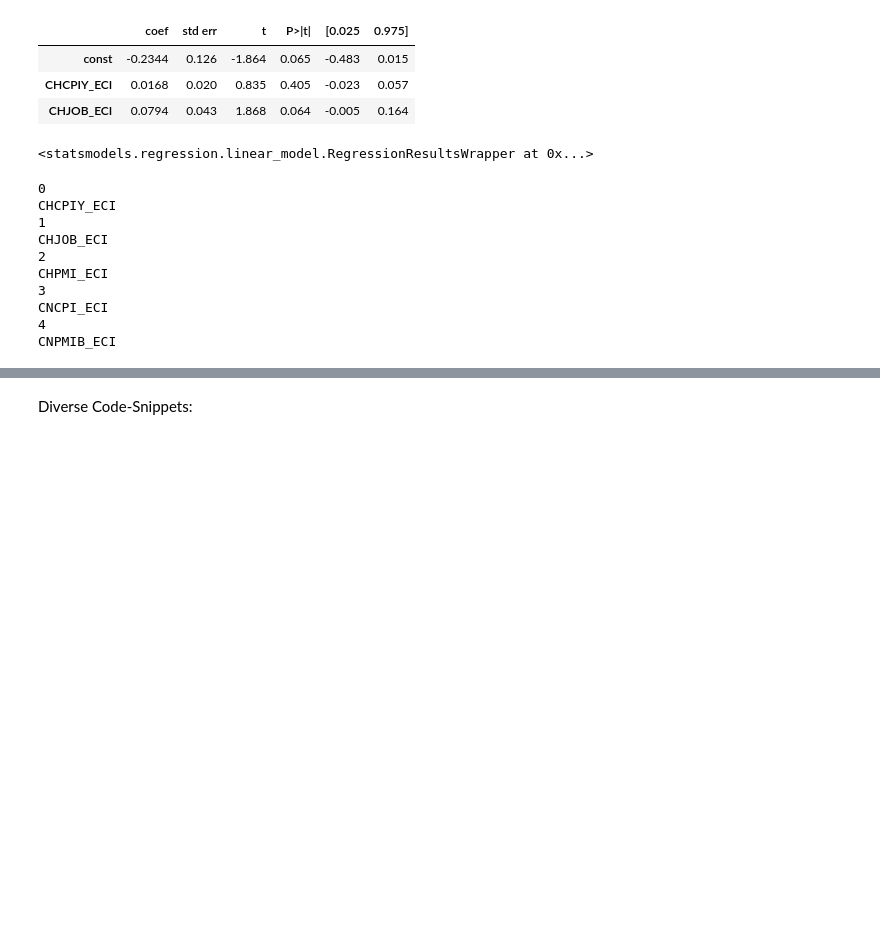
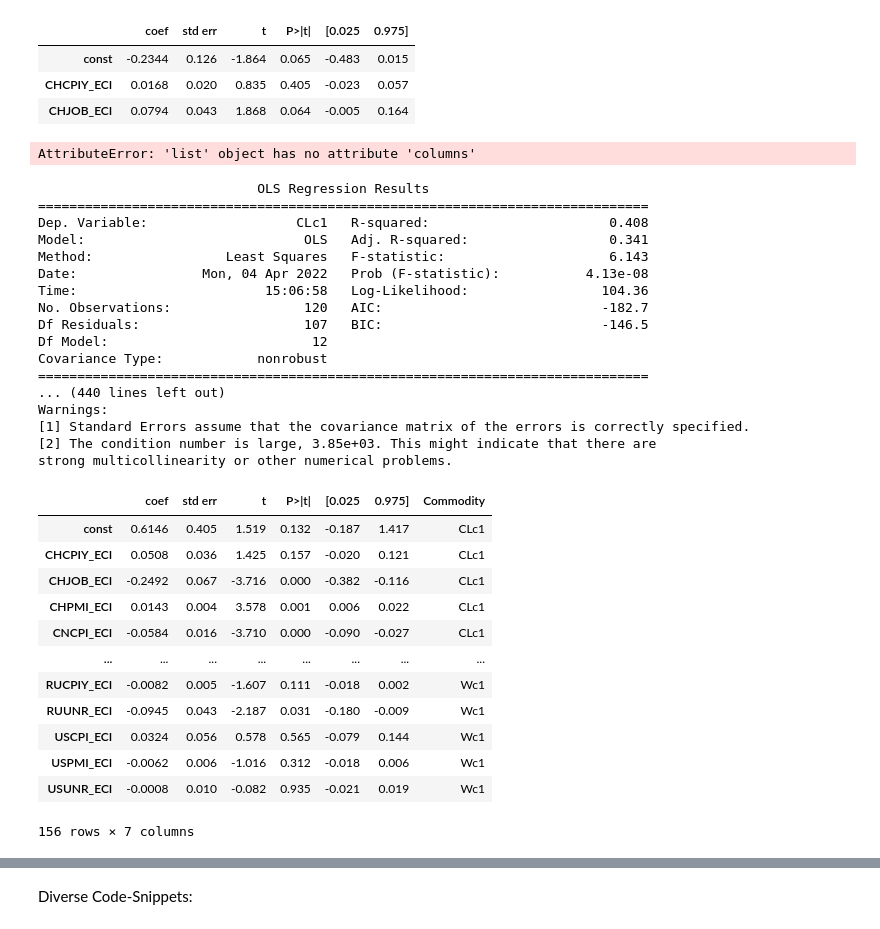
Before and after one commit to Liomat97/AQM, a Jupyter notebook: AQM_Analyse.ipynb, the cells around one changed output, grey strips where cells are left out. Saved outputs shown, nothing was run; the diff lists cells and outputs as text; code cells hidden in the pictures; blank space fills up the shorter version.

```diff
--- a/AQM_Analyse.ipynb
+++ b/AQM_Analyse.ipynb
@@ -206,26 +204,60 @@ x
 | const | -0.2344 | 0.126 | -1.864 | 0.065 | -0.483 | 0.015 |
 | CHCPIY_ECI | 0.0168 | 0.020 | 0.835 | 0.405 | -0.023 | 0.057 |
 | CHJOB_ECI | 0.0794 | 0.043 | 1.868 | 0.064 | -0.005 | 0.164 |
-# %%
-results.
-# %% [output]
-<statsmodels.regression.linear_model.RegressionResultsWrapper at 0x...>
-# %%
-#Create Table to save all Results from OLS:
-Results_OLS = pd.Dataframe()
-macro_col = macro_data.reset_index()
-macro_col = macro_col[['CHCPIY_ECI', 'CHJOB_ECI', 'CHPMI_ECI', 'CNCPI_ECI', 'CNPMIB_ECI']] # hier noch alle ergänzen
-len_macro_col = len(macro_col.columns)
-for y in range(0, len_macro_col):
-    print(macro_col.columns[y]) # hier kommt was pro Spalte ausgeführt werden soll
-# %% [output]
-0
-CHCPIY_ECI
-1
-CHJOB_ECI
-2
-CHPMI_ECI
-3
-CNCPI_ECI
-4
-CNPMIB_ECI
+# %%
+coll = list(Commodities.columns)
+for column in coll:
+    print(coll.columns[column])
+# %% [output]
+AttributeError: 'list' object has no attribute 'columns'
+# %%
+#Create Table to save all Results from OLS:
+import statsmodels.api as sm
+Results_OLS = pd.DataFrame()
+len_comm_col = len(Commodities.columns)
+for col in range(0, len_comm_col):
+    #print(col)
+    #print(Commodities.columns[col])
+    y = Commodities[Commodities.columns[col]]
+    x = macro_data[['CHCPIY_ECI','CHJOB_ECI','CHPMI_ECI','CNCPI_ECI','CNPMIB_ECI','EUHICY_ECI','EUUNR_ECI','RUCPIY_ECI','RUUNR_ECI','USCPI_ECI','USPMI_ECI','USUNR_ECI']]
+    x = sm.add_constant(x)
+    model = sm.OLS(y,x, missing = 'drop')
+    results = model.fit()
+    print(results.summary())
+    results_summary  = results.summary()
+    results_as_html = results_summary.tables[1].as_html()
+    x = pd.read_html(results_as_html, header=0, index_col=0)[0]
+    x['Commodity'] = Commodities.columns[col]
+    Results_OLS = Results_OLS.append(x)
+Results_OLS
+# %% [output]
+                            OLS Regression Results
+==============================================================================
+Dep. Variable:                   CLc1   R-squared:                       0.408
+Model:                            OLS   Adj. R-squared:                  0.341
+Method:                 Least Squares   F-statistic:                     6.143
+Date:                Mon, 04 Apr 2022   Prob (F-statistic):           4.13e-08
+Time:                        15:06:58   Log-Likelihood:                 104.36
+No. Observations:                 120   AIC:                            -182.7
+Df Residuals:                     107   BIC:                            -146.5
+Df Model:                          12
+Covariance Type:            nonrobust
+==============================================================================
+... (440 lines left out)
+Warnings:
+[1] Standard Errors assume that the covariance matrix of the errors is correctly specified.
+[2] The condition number is large, 3.85e+03. This might indicate that there are
+strong multicollinearity or other numerical problems.
+|  | coef | std err | t | P>|t| | [0.025 | 0.975] | Commodity |
+| const | 0.6146 | 0.405 | 1.519 | 0.132 | -0.187 | 1.417 | CLc1 |
+| CHCPIY_ECI | 0.0508 | 0.036 | 1.425 | 0.157 | -0.020 | 0.121 | CLc1 |
+| CHJOB_ECI | -0.2492 | 0.067 | -3.716 | 0.000 | -0.382 | -0.116 | CLc1 |
+| CHPMI_ECI | 0.0143 | 0.004 | 3.578 | 0.001 | 0.006 | 0.022 | CLc1 |
+| CNCPI_ECI | -0.0584 | 0.016 | -3.710 | 0.000 | -0.090 | -0.027 | CLc1 |
+| ... | ... | ... | ... | ... | ... | ... | ... |
+| RUCPIY_ECI | -0.0082 | 0.005 | -1.607 | 0.111 | -0.018 | 0.002 | Wc1 |
+| RUUNR_ECI | -0.0945 | 0.043 | -2.187 | 0.031 | -0.180 | -0.009 | Wc1 |
+| USCPI_ECI | 0.0324 | 0.056 | 0.578 | 0.565 | -0.079 | 0.144 | Wc1 |
+| USPMI_ECI | -0.0062 | 0.006 | -1.016 | 0.312 | -0.018 | 0.006 | Wc1 |
+| USUNR_ECI | -0.0008 | 0.010 | -0.082 | 0.935 | -0.021 | 0.019 | Wc1 |
+156 rows × 7 columns
```
Also changed, not shown: parts of 18 cells of this notebook.
